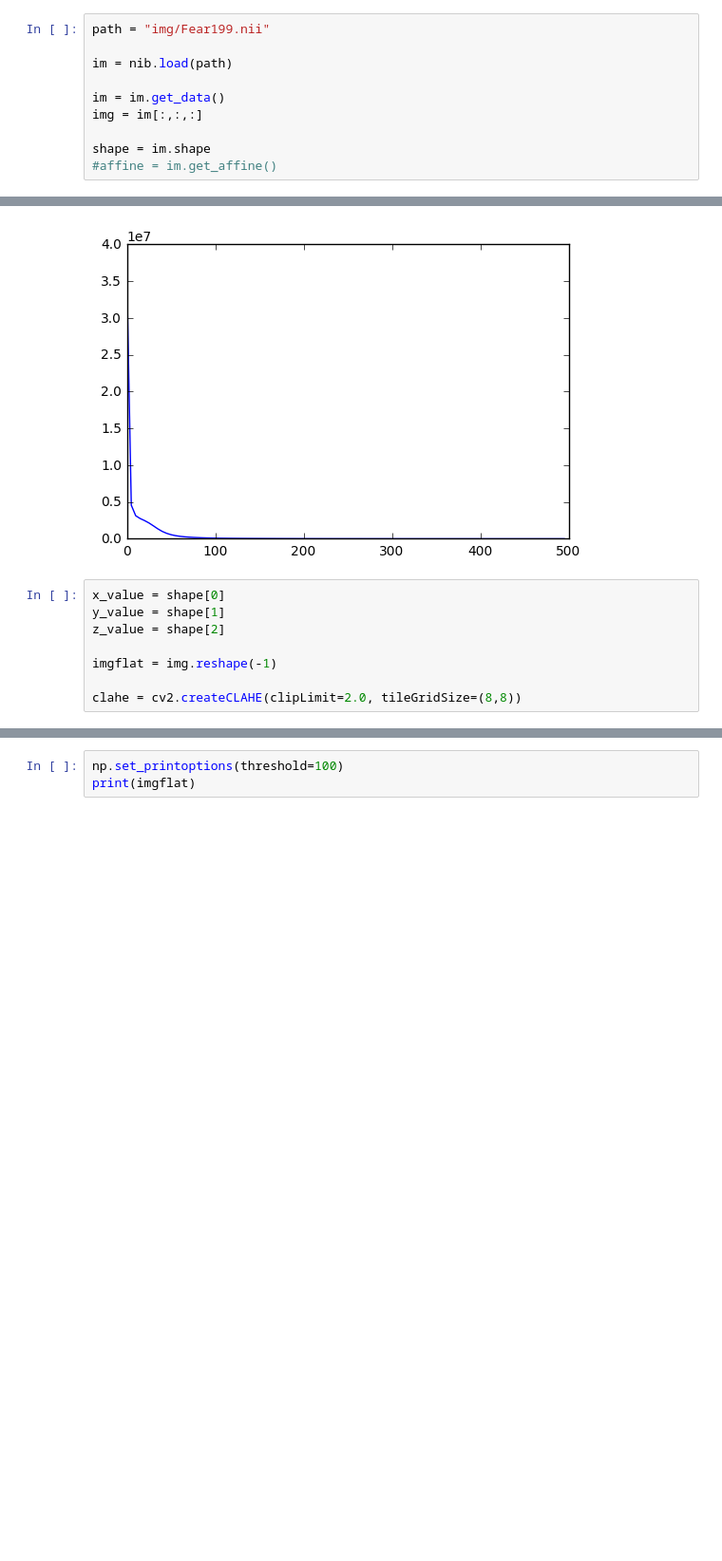
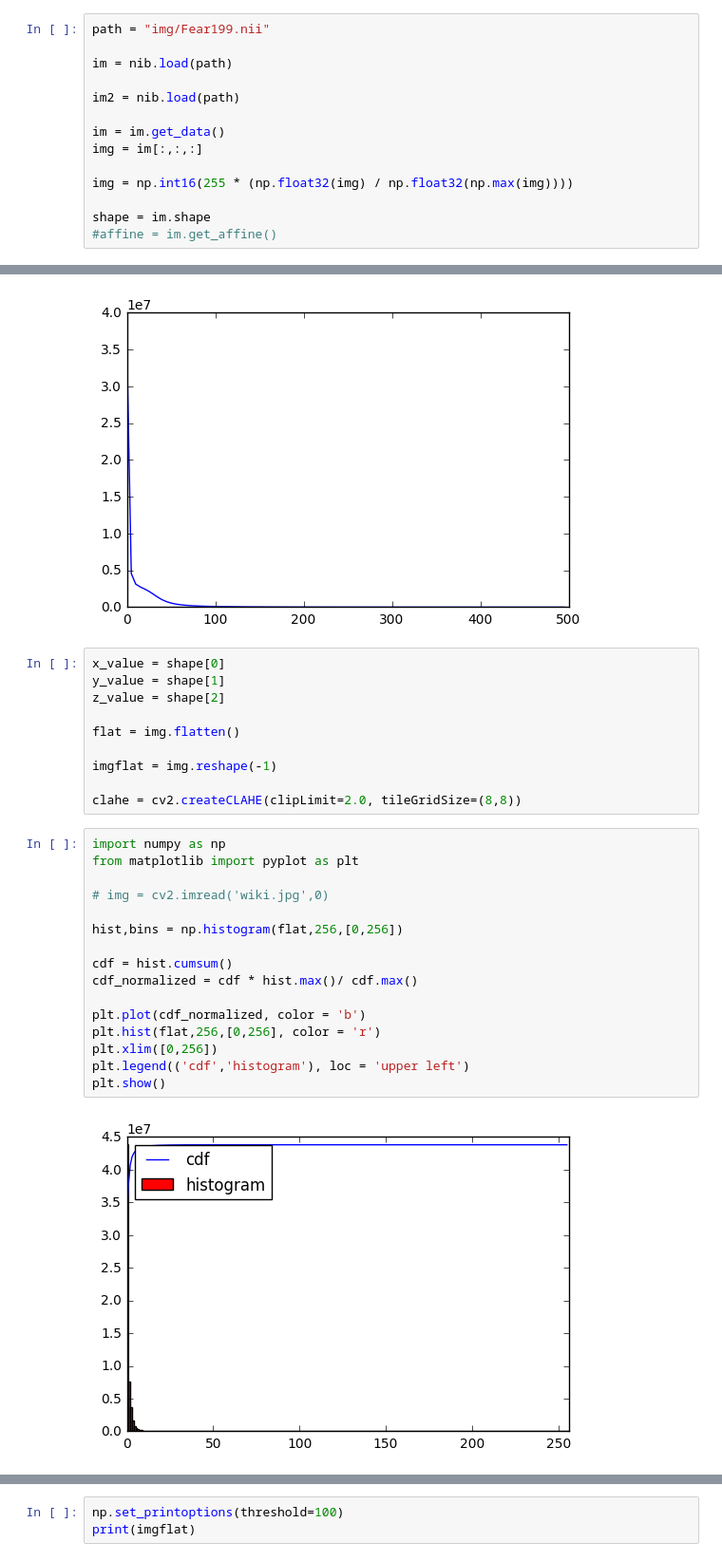
Before and after one commit to jonl1096/cell-segmentation-mlfinal, a Jupyter notebook: Clustering.ipynb, the cells around one changed output, grey strips where cells are left out. Shown: that part at 95% size. Saved outputs shown, nothing was run; the diff lists cells and outputs as text; blank space fills up the shorter version.

```diff
--- a/Clustering.ipynb
+++ b/Clustering.ipynb
@@ -270,9 +270,13 @@ path = "img/Fear199.nii"
 
 im = nib.load(path)
 
+im2 = nib.load(path)
+
 im = im.get_data()
 img = im[:,:,:]
 
+img = np.int16(255 * (np.float32(img) / np.float32(np.max(img))))
+
 shape = im.shape
 #affine = im.get_affine()
 # %%
@@ -286,6 +290,26 @@ x_value = shape[0]
 y_value = shape[1]
 z_value = shape[2]
 
+flat = img.flatten()
+
 imgflat = img.reshape(-1)
 
 clahe = cv2.createCLAHE(clipLimit=2.0, tileGridSize=(8,8))
+# %%
+import numpy as np
+from matplotlib import pyplot as plt
+
+# img = cv2.imread('wiki.jpg',0)
+
+hist,bins = np.histogram(flat,256,[0,256])
+
+cdf = hist.cumsum()
+cdf_normalized = cdf * hist.max()/ cdf.max()
+
+plt.plot(cdf_normalized, color = 'b')
+plt.hist(flat,256,[0,256], color = 'r')
+plt.xlim([0,256])
+plt.legend(('cdf','histogram'), loc = 'upper left')
+plt.show()
+# %% [output]
+[figure, added]
```
Also changed, not shown: parts of 21 cells of this notebook, 19 other files.
